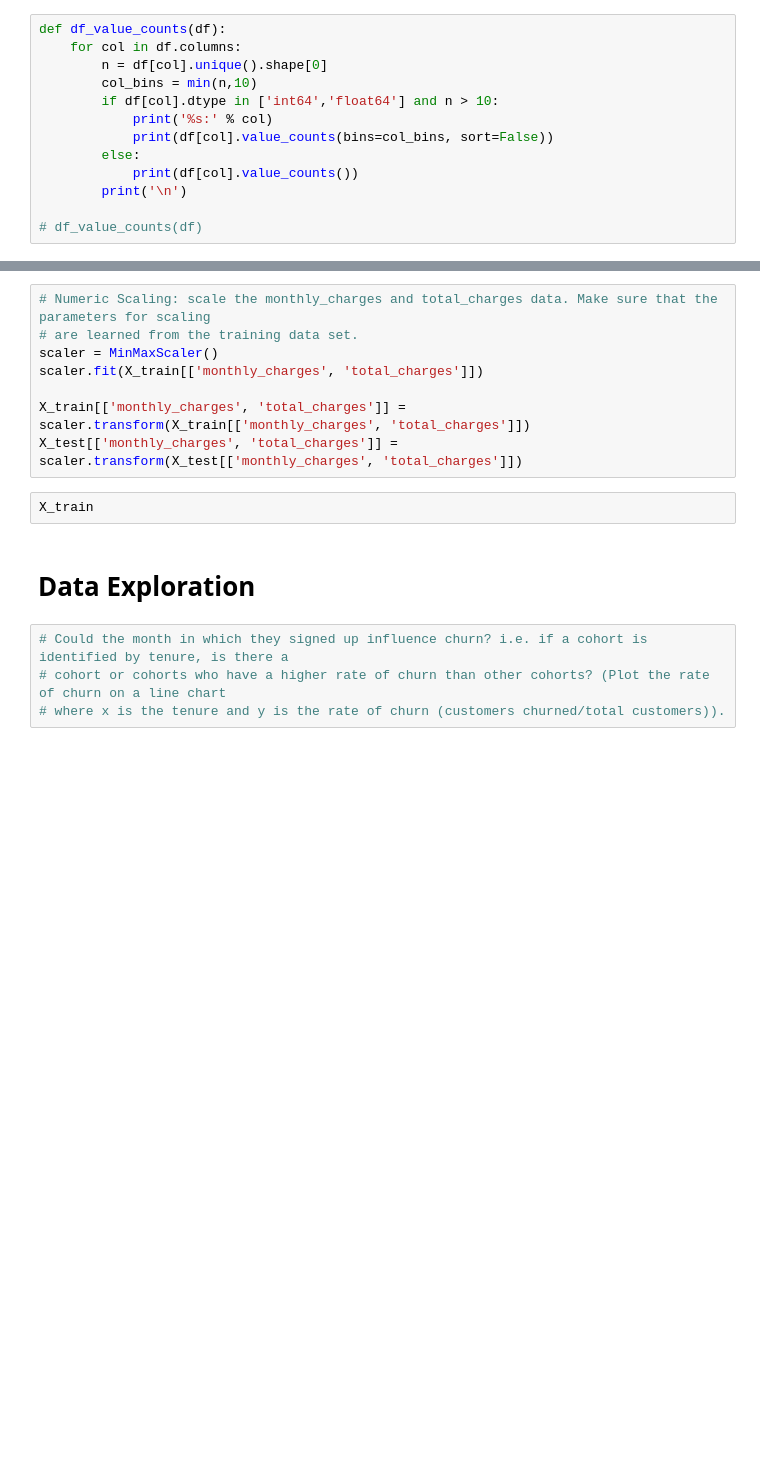
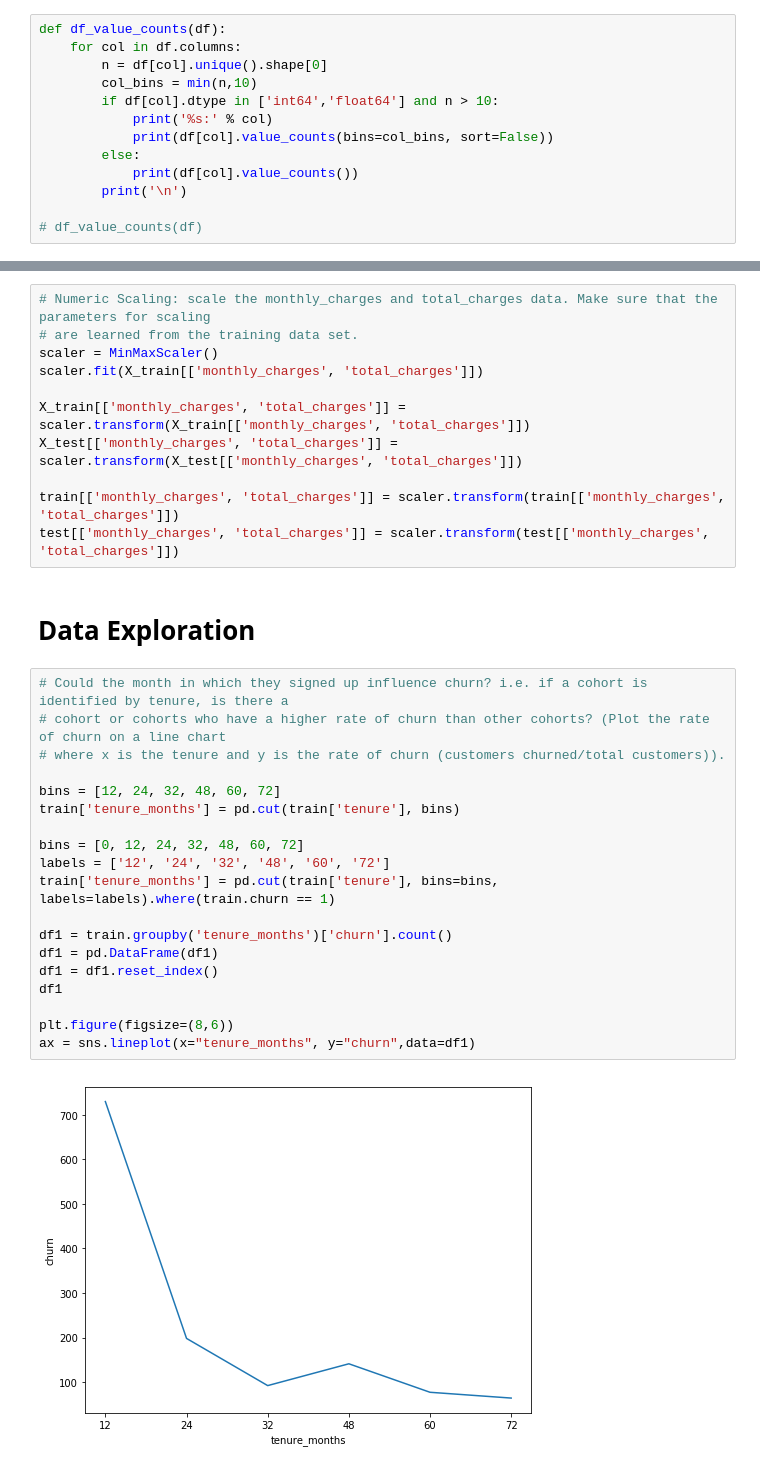
Before and after one commit to classification-project-steven-nicole/classification_project, a Jupyter notebook: classification_project-nicole.ipynb, the cells around one changed output, grey strips where cells are left out. Drawn from its saved outputs; the diff is of its cells as text; blank space fills up the shorter version.

Commit message:
added graphs

```diff
--- a/classification_project-nicole.ipynb
+++ b/classification_project-nicole.ipynb
@@ -89,11 +97,29 @@ scaler.fit(X_train[['monthly_charges', 'total_charges']])
 
 X_train[['monthly_charges', 'total_charges']] = scaler.transform(X_train[['monthly_charges', 'total_charges']])
 X_test[['monthly_charges', 'total_charges']] = scaler.transform(X_test[['monthly_charges', 'total_charges']])
+
+train[['monthly_charges', 'total_charges']] = scaler.transform(train[['monthly_charges', 'total_charges']])
+test[['monthly_charges', 'total_charges']] = scaler.transform(test[['monthly_charges', 'total_charges']])
-# %%
-X_train
 # %% [markdown]
 # Data Exploration
 # %%
 # Could the month in which they signed up influence churn? i.e. if a cohort is identified by tenure, is there a
 # cohort or cohorts who have a higher rate of churn than other cohorts? (Plot the rate of churn on a line chart
 # where x is the tenure and y is the rate of churn (customers churned/total customers)).
+
+bins = [12, 24, 32, 48, 60, 72]
+train['tenure_months'] = pd.cut(train['tenure'], bins)
+
+bins = [0, 12, 24, 32, 48, 60, 72]
+labels = ['12', '24', '32', '48', '60', '72']
+train['tenure_months'] = pd.cut(train['tenure'], bins=bins, labels=labels).where(train.churn == 1)
+
+df1 = train.groupby('tenure_months')['churn'].count()
+df1 = pd.DataFrame(df1)
+df1 = df1.reset_index()
+df1
+
+plt.figure(figsize=(8,6))
+ax = sns.lineplot(x="tenure_months", y="churn",data=df1)
+# %% [output]
+[figure, added]
```
Also changed, not shown: parts of 39 cells of this notebook.
